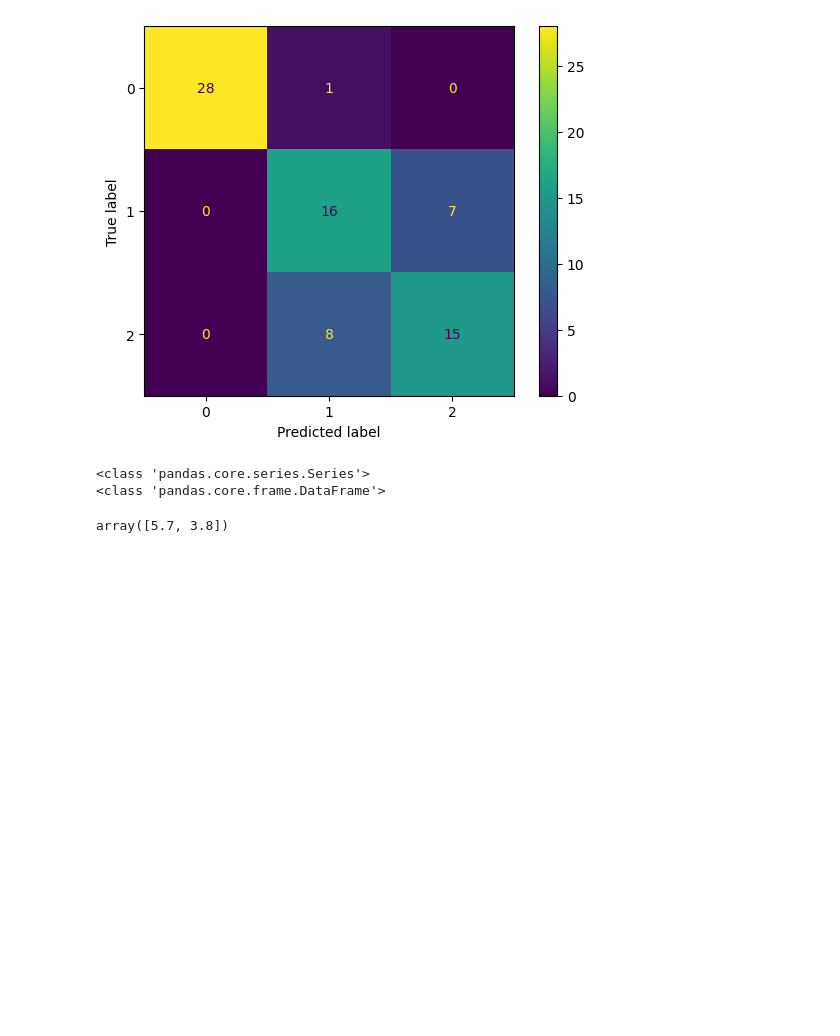
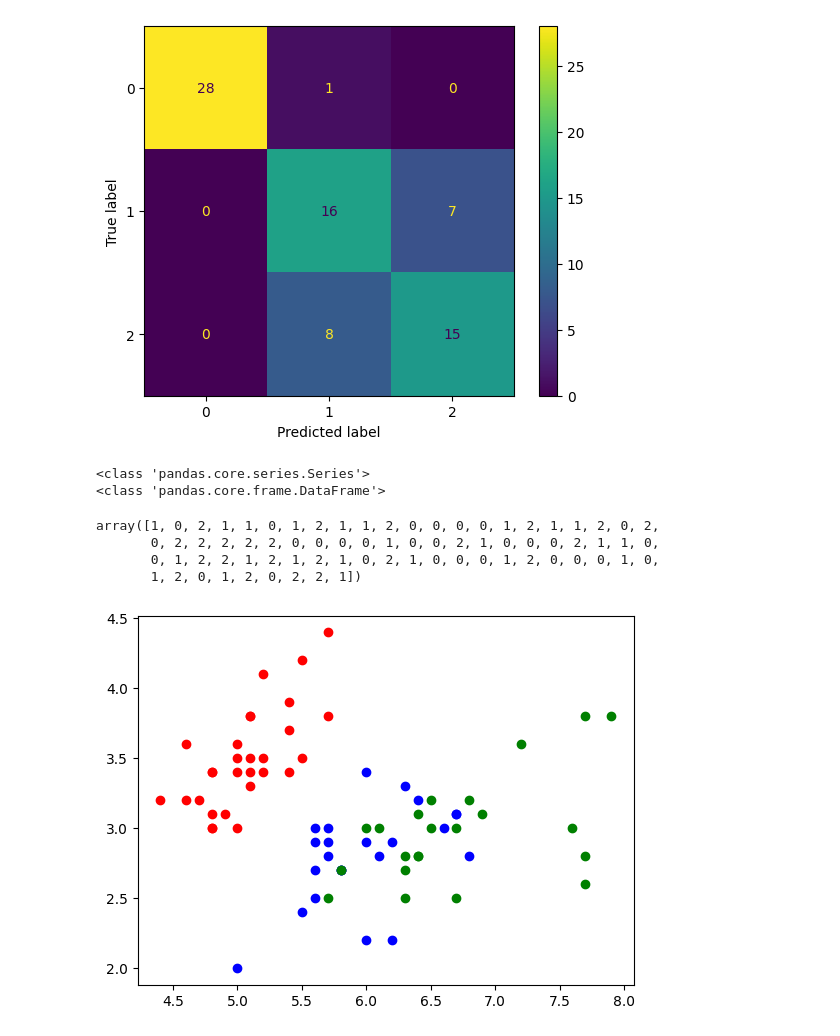
Before and after one commit to andreasmk/Iris-Classification, a Jupyter notebook: iris.ipynb, the cells around one changed output. Cells and saved outputs as stored; diff of their text form; code cells hidden in the pictures; blank space fills up the shorter version.

Commit message:
Scatter with colors

```diff
--- a/iris.ipynb
+++ b/iris.ipynb
@@ -223,7 +223,23 @@ print(type(X))
 # %% [output]
 <class 'pandas.core.series.Series'>
 <class 'pandas.core.frame.DataFrame'>
-# %%
-X_data
-# %% [output]
-array([5.7, 3.8])
+# %%
+y_data
+# %% [output]
+array([1, 0, 2, 1, 1, 0, 1, 2, 1, 1, 2, 0, 0, 0, 0, 1, 2, 1, 1, 2, 0, 2,
+       0, 2, 2, 2, 2, 2, 0, 0, 0, 0, 1, 0, 0, 2, 1, 0, 0, 0, 2, 1, 1, 0,
+       0, 1, 2, 2, 1, 2, 1, 2, 1, 0, 2, 1, 0, 0, 0, 1, 2, 0, 0, 0, 1, 0,
+       1, 2, 0, 1, 2, 0, 2, 2, 1])
+# %%
+color = "white"
+for i in range(len(y_data)):
+    if y_data[i] == 0:
+        color = "red"
+    elif y_data[i] == 1:
+        color = "blue"
+    else:
+        color = "green"
+    plt.scatter(X_data[i][0], X_data[i][1], color=color)
+    # plt.contourf()
+# %% [output]
+[figure, added]
```
